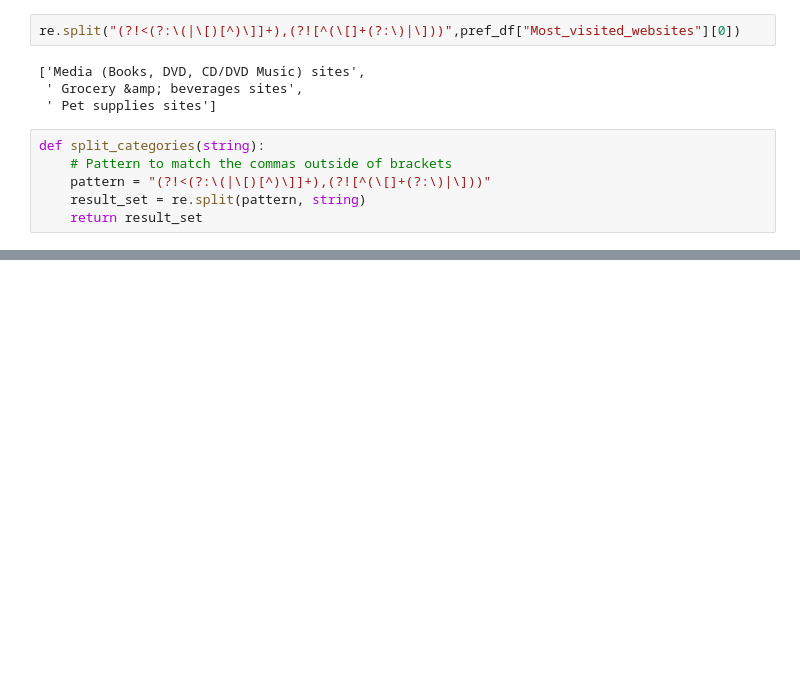
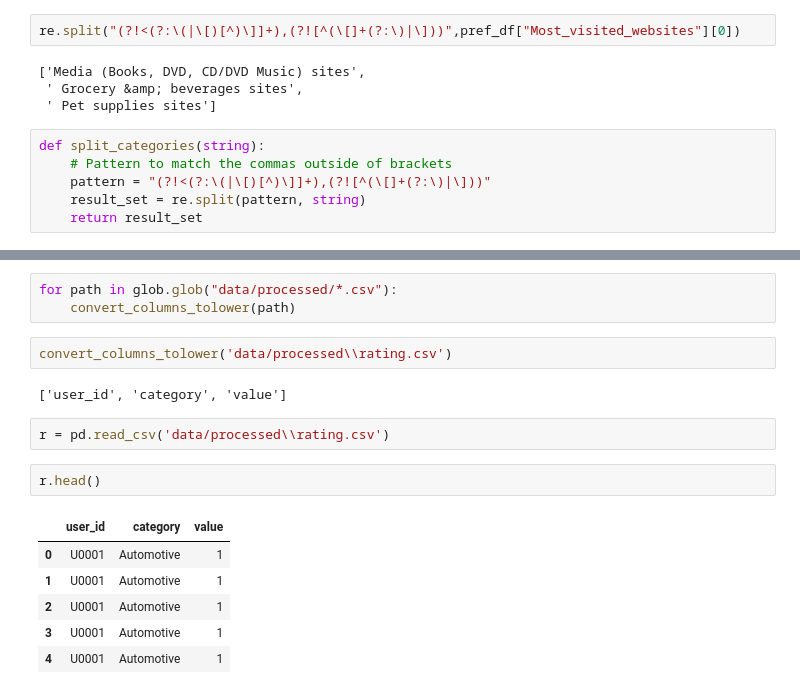
Before and after one commit to abhilash-j2/Team3_INFO7374_Spring2021, a Jupyter notebook: Assignments/Assignment1/Data pre-processing.ipynb, the cells around one changed output, grey strips where cells are left out. Cells and saved outputs as stored; diff of their text form; blank space fills up the shorter version.

```diff
--- a/Assignments/Assignment1/Data pre-processing.ipynb
+++ b/Assignments/Assignment1/Data pre-processing.ipynb
@@ -468,0 +466,18 @@ for path in glob.glob("data/processed/*.csv"):
+# %%
+for path in glob.glob("data/processed/*.csv"):
+    convert_columns_tolower(path)
+# %%
+convert_columns_tolower('data/processed\\rating.csv')
+# %% [output]
+['user_id', 'category', 'value']
+# %%
+r = pd.read_csv('data/processed\\rating.csv')
+# %%
+r.head()
+# %% [output]
+|  | user_id | category | value |
+| 0 | U0001 | Automotive | 1 |
+| 1 | U0001 | Automotive | 1 |
+| 2 | U0001 | Automotive | 1 |
+| 3 | U0001 | Automotive | 1 |
+| 4 | U0001 | Automotive | 1 |
```
Also changed, not shown: parts of 41 cells of this notebook, 1 other file.
